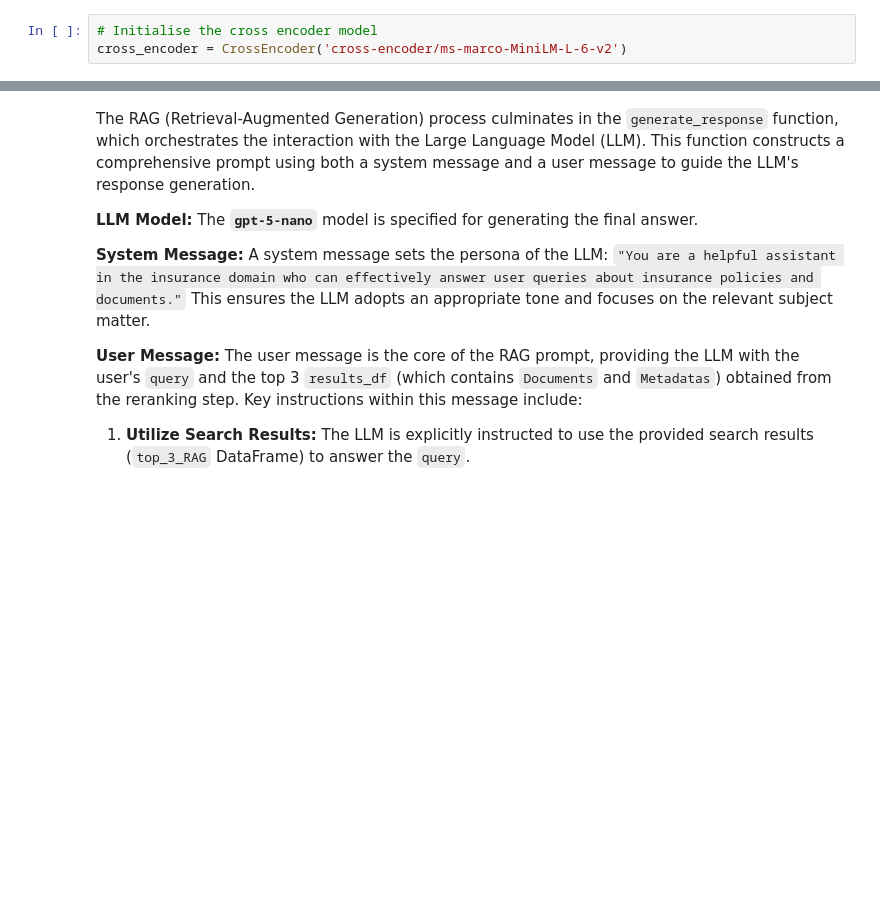
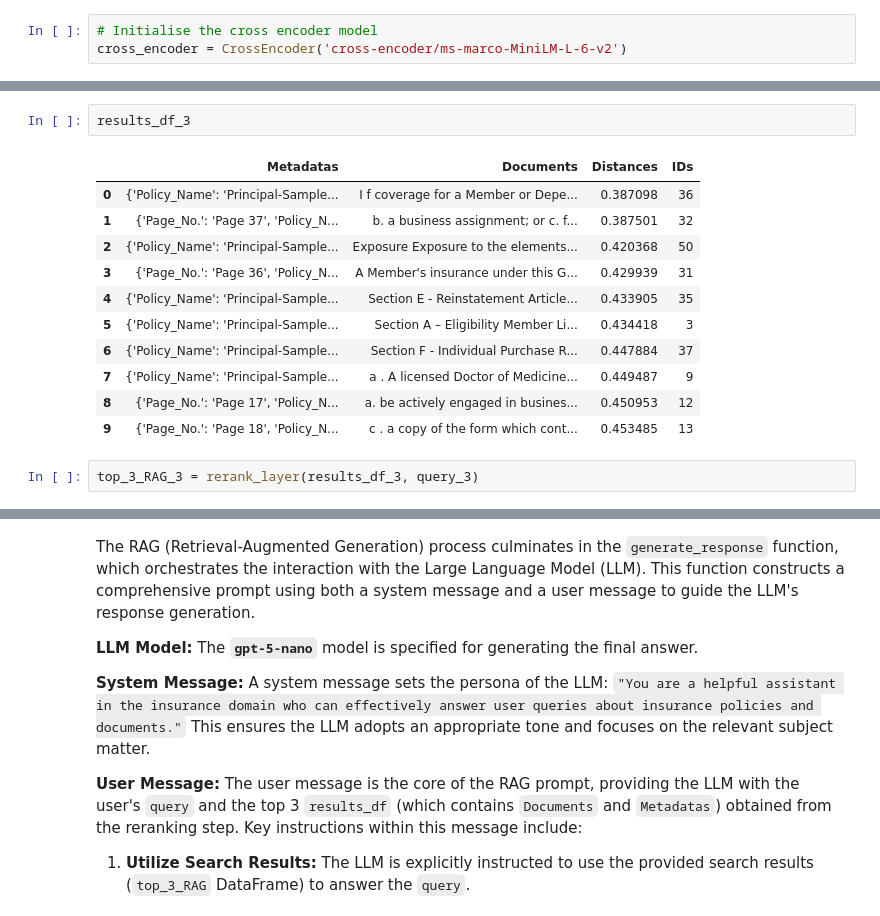
Before and after one commit to avanindra3/generative_doc_search, a Jupyter notebook: helpmate_ai.ipynb, the cells around one changed output, grey strips where cells are left out. Drawn from its saved outputs; the diff is of its cells as text; blank space fills up the shorter version.

```diff
--- a/helpmate_ai.ipynb
+++ b/helpmate_ai.ipynb
@@ -441,0 +447,16 @@ top_3_RAG
+# %%
+results_df_3
+# %% [output]
+|  | Metadatas | Documents | Distances | IDs |
+| 0 | {'Policy_Name': 'Principal-Sample... | I f coverage for a Member or Depe... | 0.387098 | 36 |
+| 1 | {'Page_No.': 'Page 37', 'Policy_N... | b. a business assignment; or c. f... | 0.387501 | 32 |
+| 2 | {'Policy_Name': 'Principal-Sample... | Exposure Exposure to the elements... | 0.420368 | 50 |
+| 3 | {'Page_No.': 'Page 36', 'Policy_N... | A Member's insurance under this G... | 0.429939 | 31 |
+| 4 | {'Policy_Name': 'Principal-Sample... | Section E - Reinstatement Article... | 0.433905 | 35 |
+| 5 | {'Policy_Name': 'Principal-Sample... | Section A – Eligibility Member Li... | 0.434418 | 3 |
+| 6 | {'Policy_Name': 'Principal-Sample... | Section F - Individual Purchase R... | 0.447884 | 37 |
+| 7 | {'Policy_Name': 'Principal-Sample... | a . A licensed Doctor of Medicine... | 0.449487 | 9 |
+| 8 | {'Page_No.': 'Page 17', 'Policy_N... | a. be actively engaged in busines... | 0.450953 | 12 |
+| 9 | {'Page_No.': 'Page 18', 'Policy_N... | c . a copy of the form which cont... | 0.453485 | 13 |
+# %%
+top_3_RAG_3 = rerank_layer(results_df_3, query_3)
```
Also changed, not shown: parts of 47 cells of this notebook, 2 other files.
